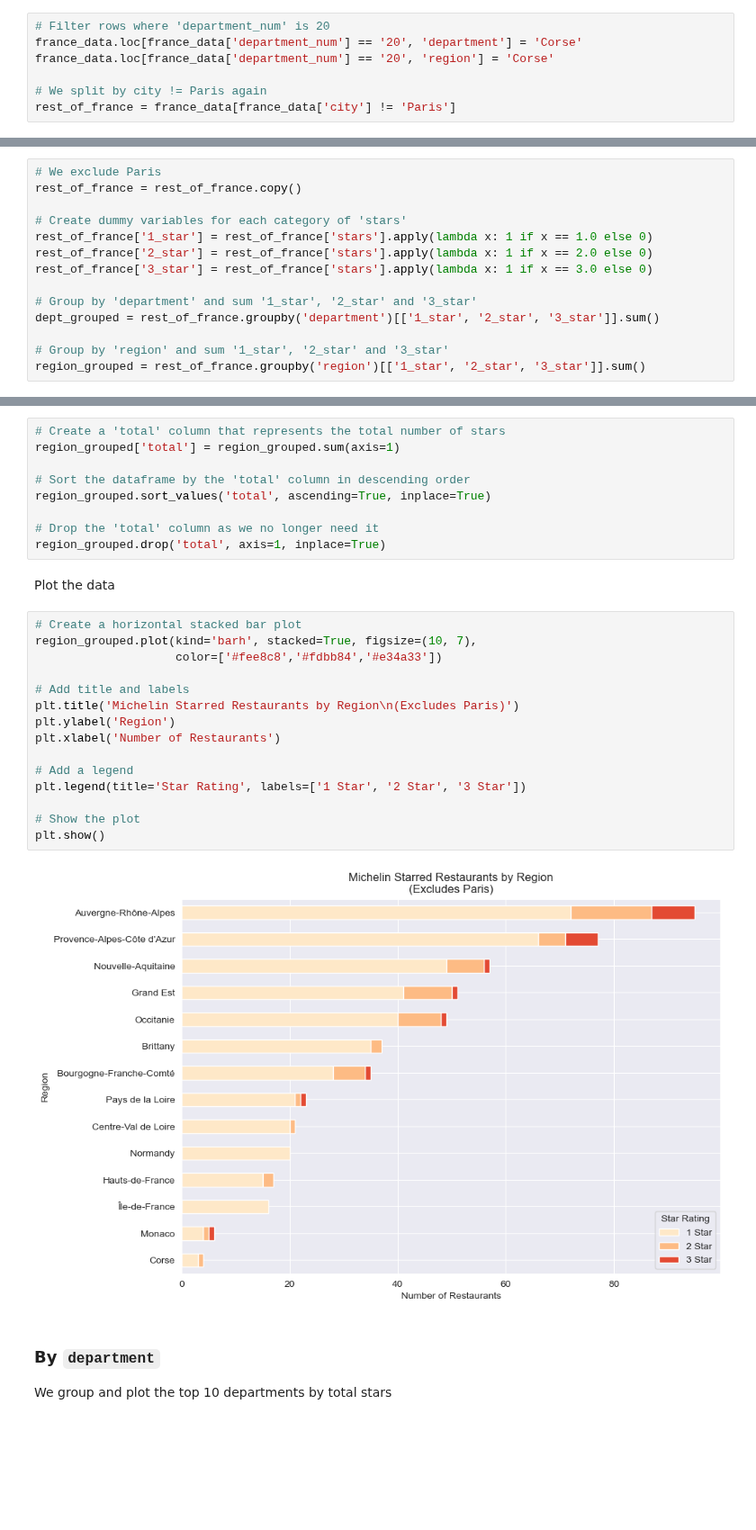
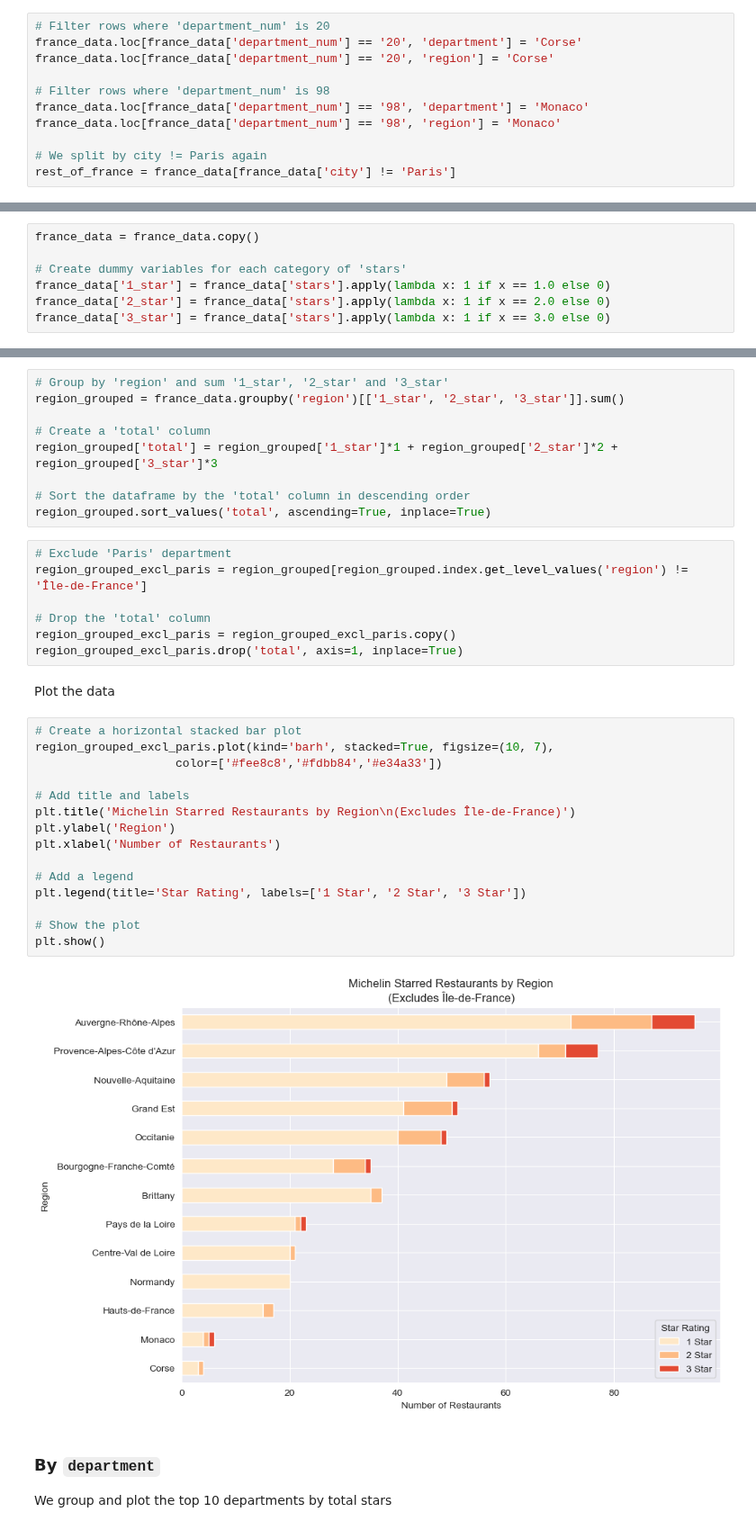
Before and after one commit to pineapple-bois/Michelin_Rated_Restaurants, a Jupyter notebook: Notebooks/France/France.ipynb, the cells around one changed output, grey strips where cells are left out. Shown at 90% size. Cells and saved outputs as stored; diff of their text form; blank space fills up the shorter version.

Commit message:
Merged michelin and demographics

```diff
--- a/Notebooks/France/France.ipynb
+++ b/Notebooks/France/France.ipynb
@@ -250,6 +256,10 @@ Strictly there are two departments, 2A and 2B. This level of detail is not requi
 france_data.loc[france_data['department_num'] == '20', 'department'] = 'Corse'
 france_data.loc[france_data['department_num'] == '20', 'region'] = 'Corse'
 
+# Filter rows where 'department_num' is 98
+france_data.loc[france_data['department_num'] == '98', 'department'] = 'Monaco'
+france_data.loc[france_data['department_num'] == '98', 'region'] = 'Monaco'
+
 # We split by city != Paris again
 rest_of_france = france_data[france_data['city'] != 'Paris']
 # %%
@@ -494,50 +504,50 @@ Region: Île-de-France
 &nbsp;
 ## Grouping restaurants by `department` and `region` based on the number of Michelin stars.
 # %%
-# We exclude Paris
-rest_of_france = rest_of_france.copy()
+france_data = france_data.copy()
 
 # Create dummy variables for each category of 'stars'
-rest_of_france['1_star'] = rest_of_france['stars'].apply(lambda x: 1 if x == 1.0 else 0)
-rest_of_france['2_star'] = rest_of_france['stars'].apply(lambda x: 1 if x == 2.0 else 0)
-rest_of_france['3_star'] = rest_of_france['stars'].apply(lambda x: 1 if x == 3.0 else 0)
-
-# Group by 'department' and sum '1_star', '2_star' and '3_star'
-dept_grouped = rest_of_france.groupby('department')[['1_star', '2_star', '3_star']].sum()
-
-# Group by 'region' and sum '1_star', '2_star' and '3_star'
-region_grouped = rest_of_france.groupby('region')[['1_star', '2_star', '3_star']].sum()
+france_data['1_star'] = france_data['stars'].apply(lambda x: 1 if x == 1.0 else 0)
+france_data['2_star'] = france_data['stars'].apply(lambda x: 1 if x == 2.0 else 0)
+france_data['3_star'] = france_data['stars'].apply(lambda x: 1 if x == 3.0 else 0)
 # %% [markdown]
 #### By `region`
 We sort the data by total number of stars
 # %%
-# Create a 'total' column that represents the total number of stars
-region_grouped['total'] = region_grouped.sum(axis=1)
+# Group by 'region' and sum '1_star', '2_star' and '3_star'
+region_grouped = france_data.groupby('region')[['1_star', '2_star', '3_star']].sum()
+
+# Create a 'total' column
+region_grouped['total'] = region_grouped['1_star']*1 + region_grouped['2_star']*2 + region_grouped['3_star']*3
 
 # Sort the dataframe by the 'total' column in descending order
 region_grouped.sort_values('total', ascending=True, inplace=True)
-
-# Drop the 'total' column as we no longer need it
-region_grouped.drop('total', axis=1, inplace=True)
+# %%
+# Exclude 'Paris' department
+region_grouped_excl_paris = region_grouped[region_grouped.index.get_level_values('region') != 'Île-de-France']
+
+# Drop the 'total' column
+region_grouped_excl_paris = region_grouped_excl_paris.copy()
+region_grouped_excl_paris.drop('total', axis=1, inplace=True)
 # %% [markdown]
 Plot the data
 # %%
 # Create a horizontal stacked bar plot
-region_grouped.plot(kind='barh', stacked=True, figsize=(10, 7),
+region_grouped_excl_paris.plot(kind='barh', stacked=True, figsize=(10, 7),
                     color=['#fee8c8','#fdbb84','#e34a33'])
 
 # Add title and labels
-plt.title('Michelin Starred Restaurants by Region\n(Excludes Paris)')
+plt.title('Michelin Starred Restaurants by Region\n(Excludes Île-de-France)')
 plt.ylabel('Region')
 plt.xlabel('Number of Restaurants')
 
 # Add a legend
 plt.legend(title='Star Rating', labels=['1 Star', '2 Star', '3 Star'])
 
 # Show the plot
 plt.show()
 # %% [output]
-[figure, old version]
+[figure, new version]
 # %% [markdown]
 ### By `department`
 
```
Also changed, not shown: parts of 21 cells of this notebook.
